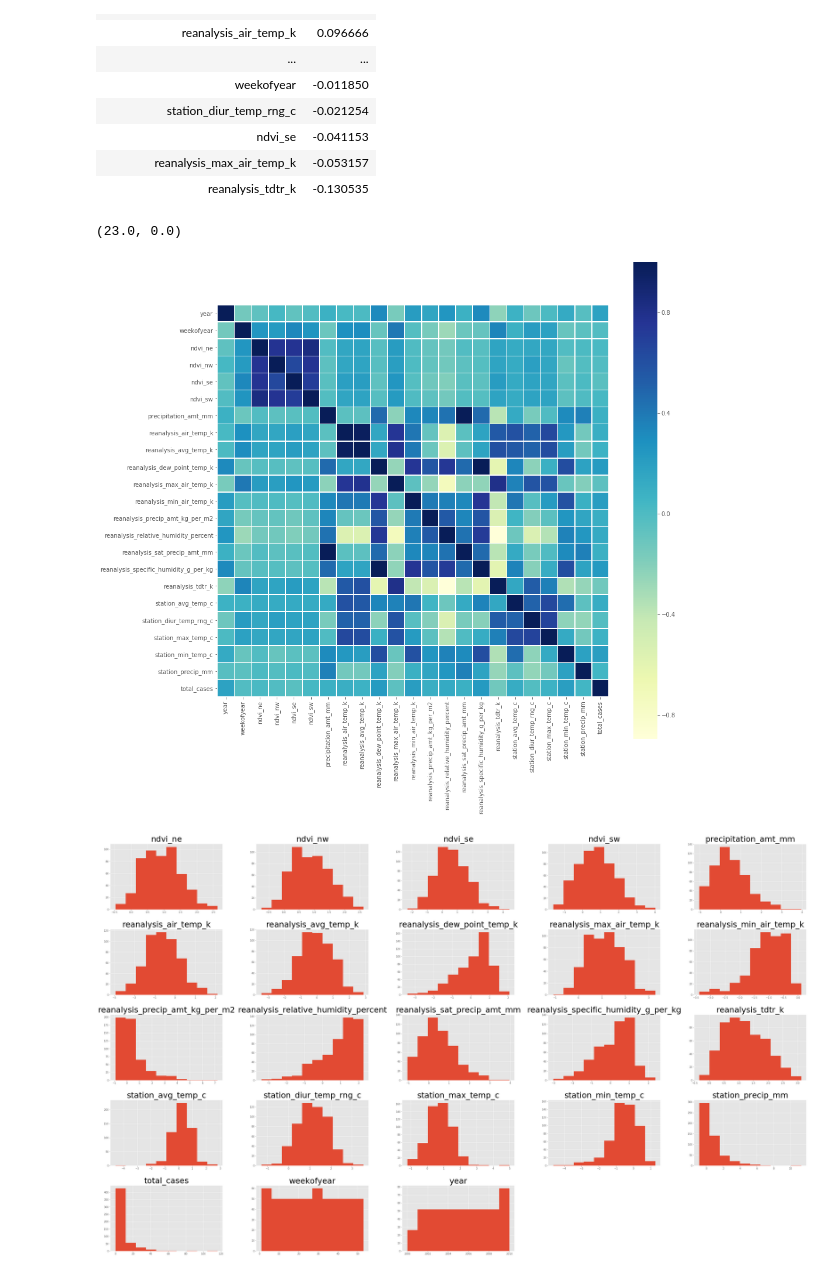
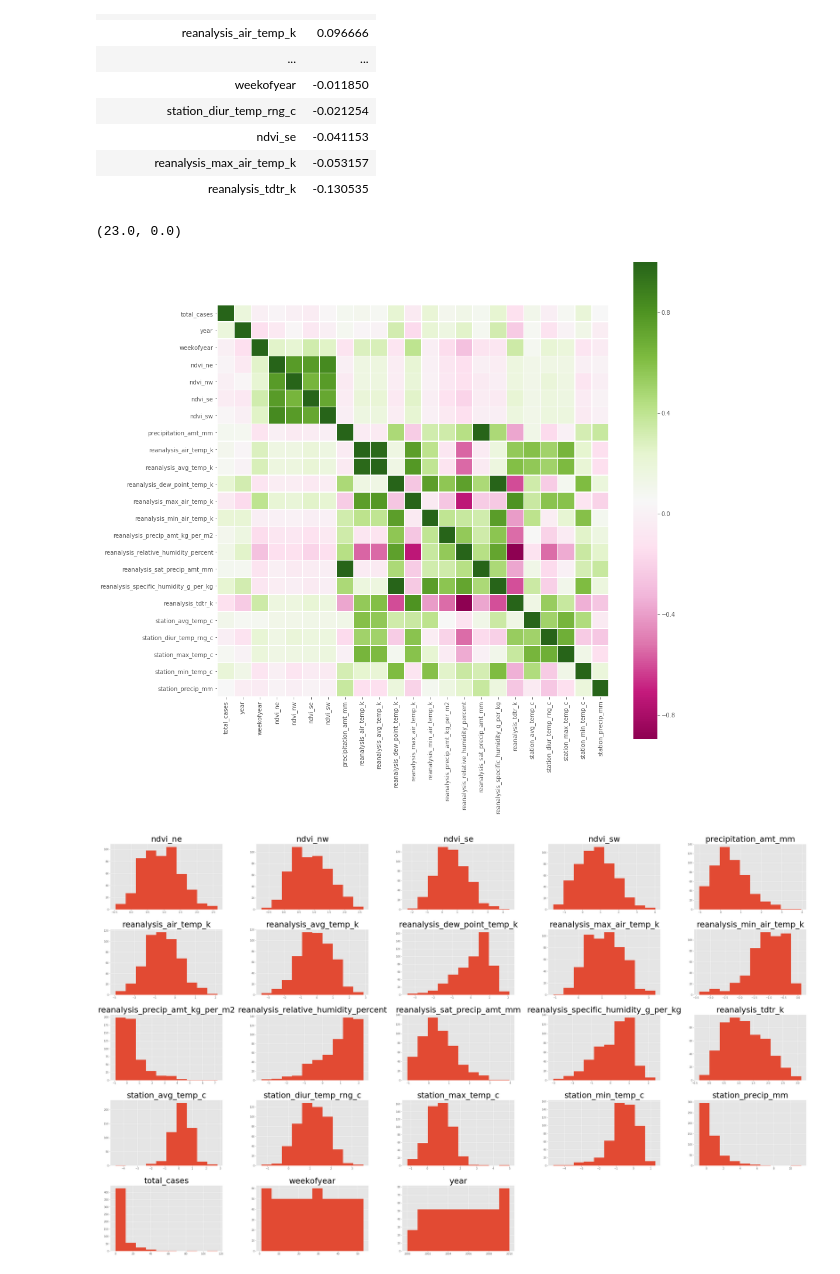
Before and after one commit to jisanos/DengAIProject, a Jupyter notebook: Final_Proyect_Script.ipynb, the cells around one changed output. Saved outputs shown, nothing was run; the diff lists cells and outputs as text; code cells hidden in the pictures.

```diff
--- a/Final_Proyect_Script.ipynb
+++ b/Final_Proyect_Script.ipynb
@@ -317,7 +327,7 @@ plt.show()
 # %%
 iq_train_data = all_data[(all_data['city']=='iq')& (all_data['set_type'] == 'train')]
 
-iqcorr = iq_train_data.corr()
+iqcorr = iq_train_data[iq_train_data.columns.tolist()[-2:] + iq_train_data.columns.tolist()[:-2]].corr()
 
 cmap = sns.diverging_palette(5, 250, as_cmap=True)
 
@@ -368,13 +378,13 @@ iqcorr[['total_cases']].sort_values(by='total_cases', ascending=False)
 # %%
 plt.style.use('ggplot')
 fig, ax = plt.subplots(figsize=(15,15))
-g = sns.heatmap(iqcorr, ax=ax,cmap="YlGnBu", square=True, linewidths=.5)
+g = sns.heatmap(iqcorr, ax=ax,cmap="PiYG", square=True, linewidths=.5)
 bottom, top = g.get_ylim()
 
 g.set_ylim(bottom+0.5,top-0.5) #this is a fix for the uncentered heatmap
 # %% [output]
 (23.0, 0.0)
-[figure, old version]
+[figure, new version]
 # %%
 fig = iq_train_data.hist(figsize=(50,30))
 [x.title.set_size(32) for x in fig.ravel()]
```
Also changed, not shown: parts of 12 cells of this notebook.
